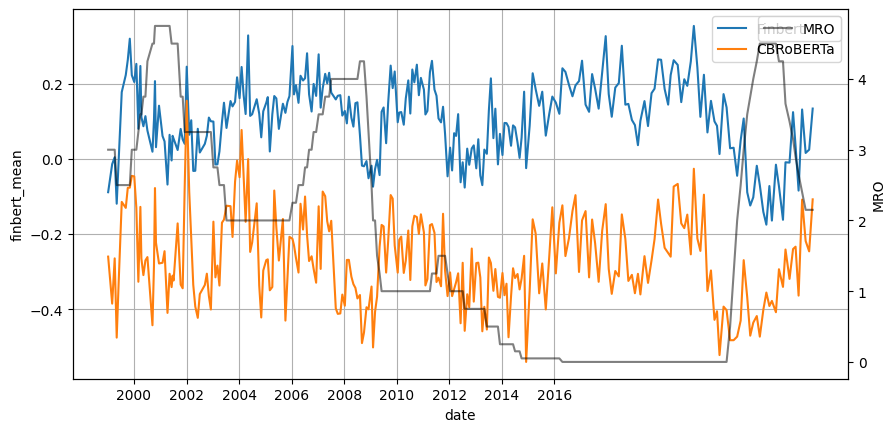
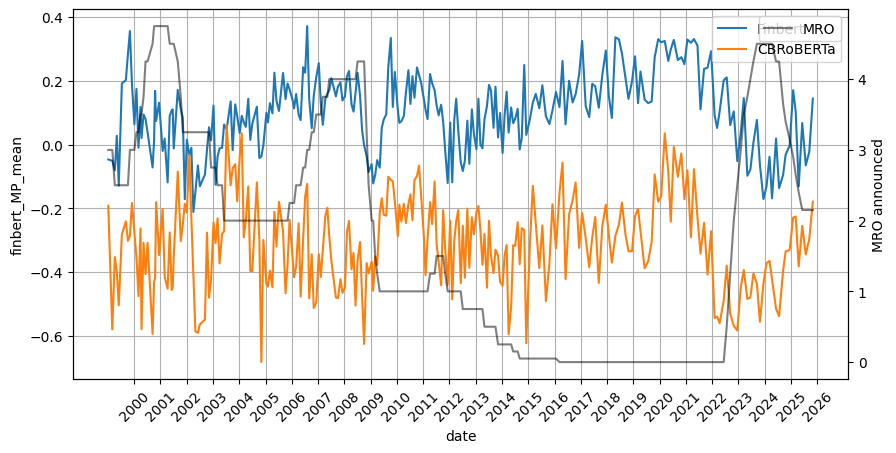
The change to this notebook cell's code, shown as a diff; its figure went from the first image to the second:
--- before
+++ after
@@ -2,9 +2,8 @@
 fig.set_figwidth(10)
 data["MRO_diff"] = data["MRO announced"] - data["MRO"]
-data["roberta_mean_diff"] = data["finbert_mean"]
 sns.lineplot(
     data,
     x="date",
-    y=data["finbert_mean"],
+    y=data["finbert_MP_mean"],
     label="Finbert",
     ax=ax,
@@ -13,5 +12,5 @@
     data,
     x="date",
-    y=data["roberta_mean"],
+    y=data["roberta_MP_mean"],
     label="CBRoBERTa",
     ax=ax,
@@ -21,5 +20,5 @@
     data,
     x="date",
-    y="MRO",
+    y="MRO announced",
     label="MRO",
     color="black",
@@ -27,4 +26,4 @@
     ax=ax.twinx(),
 )
-ax.set_xticks([f"{year}-01-01" for year in range(2000, 2017, 2)], range(2000, 2017, 2))
+ax.set_xticks([f"{year}-01-01" for year in range(2000, 2027, 1)], range(2000, 2027, 1),rotation=45)
 ax.grid()

Commit: ADDED chunking